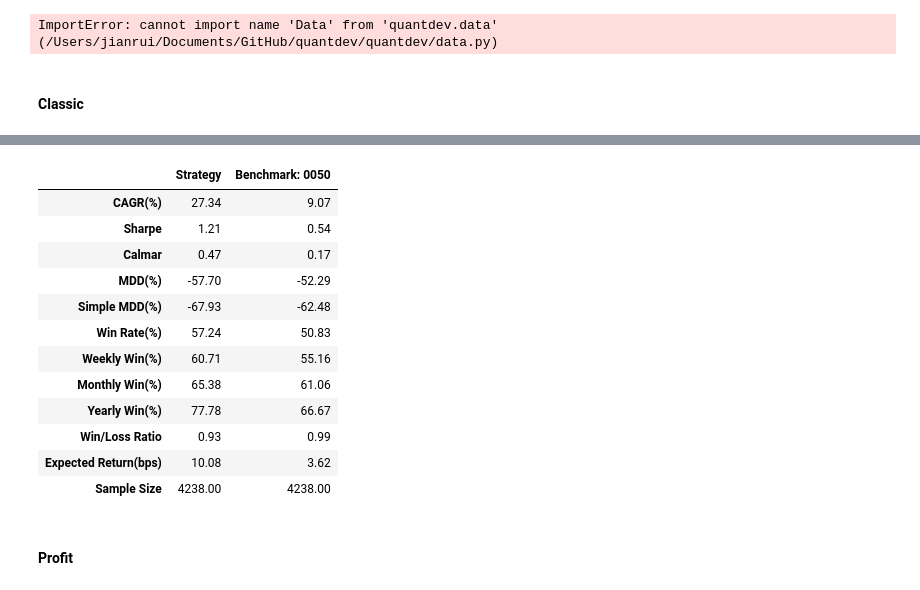
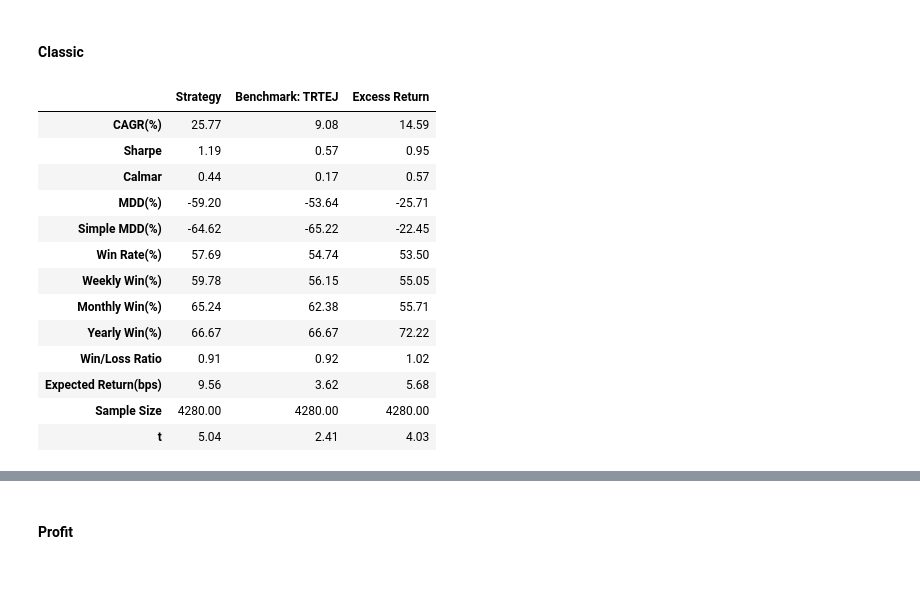
Before and after one commit to DeepLeek-quant/tw-3-factor, a Jupyter notebook: main.ipynb, the cells around one changed output, grey strips where cells are left out. Drawn from its saved outputs; the diff is of its cells as text; code cells hidden in the pictures.

```diff
--- a/main.ipynb
+++ b/main.ipynb
@@ -1,10 +1,4 @@
 # %%
-from quantdev.data import Data
+from quantdev.data import Databank
 from quantdev.backtest import *
 from quantdev.analysis import *
-
-import cufflinks as cf
-cf.go_offline()
-cf.set_config_file(theme='space')
-# %% [output]
-ImportError: cannot import name 'Data' from 'quantdev.data' (/Users/jianrui/Documents/GitHub/quantdev/quantdev/data.py)
@@ -15,31 +5,35 @@ data = Data()
+# %%
+data = Databank()
 # %% [markdown]
 #### Classic
 # %%
-ROE = get_factor(data['常續ROE'])
-MTM = get_factor(data['mtm_3m'])
-PBR = get_factor(-1*data['股價淨值比'])
+ROE = (data['常續ROE']).to_rank()
+MTM = (data['收盤價']*data['調整係數']).pct_change(60).to_rank()
+PBR = (-1*data['股價淨值比']).to_rank()
 classic_tw3factor = backtesting(
-    get_rank(ROE+PBR+MTM)>=0.99, # 等權三因子, 並選前 1% 投資
+    (ROE+PBR+MTM).to_rank()>=0.99, # 等權三因子, 並選前 1% 投資
     rebalance='QR', # 每一季底再平衡 (使用最近一期的財報資料)
     start='2008',
+    report=True,
 )
 # %% [output]
+|  | Strategy | Benchmark: TRTEJ | Excess Return |
+| CAGR(%) | 25.77 | 9.08 | 14.59 |
+| Sharpe | 1.19 | 0.57 | 0.95 |
+| Calmar | 0.44 | 0.17 | 0.57 |
+| MDD(%) | -59.20 | -53.64 | -25.71 |
+| Simple MDD(%) | -64.62 | -65.22 | -22.45 |
+| Win Rate(%) | 57.69 | 54.74 | 53.50 |
+| Weekly Win(%) | 59.78 | 56.15 | 55.05 |
+| Monthly Win(%) | 65.24 | 62.38 | 55.71 |
+| Yearly Win(%) | 66.67 | 66.67 | 72.22 |
+| Win/Loss Ratio | 0.91 | 0.92 | 1.02 |
+| Expected Return(bps) | 9.56 | 3.62 | 5.68 |
+| Sample Size | 4280.00 | 4280.00 | 4280.00 |
+| t | 5.04 | 2.41 | 4.03 |
 [interactive output not drawn]
 [interactive output not drawn]
 [interactive output not drawn]
-|  | Strategy | Benchmark: 0050 |
-| CAGR(%) | 27.34 | 9.07 |
-| Sharpe | 1.21 | 0.54 |
-| Calmar | 0.47 | 0.17 |
-| MDD(%) | -57.70 | -52.29 |
-| Simple MDD(%) | -67.93 | -62.48 |
-| Win Rate(%) | 57.24 | 50.83 |
-| Weekly Win(%) | 60.71 | 55.16 |
-| Monthly Win(%) | 65.38 | 61.06 |
-| Yearly Win(%) | 77.78 | 66.67 |
-| Win/Loss Ratio | 0.93 | 0.99 |
-| Expected Return(bps) | 10.08 | 3.62 |
-| Sample Size | 4238.00 | 4238.00 |
 # %%
 import os
 path = '/Users/jianrui/Desktop/Career/2025_Dream Jobs/永豐AI研究員/ppt/from_python/'
```
Also changed, not shown: parts of 2 cells of this notebook, 2 other files.
